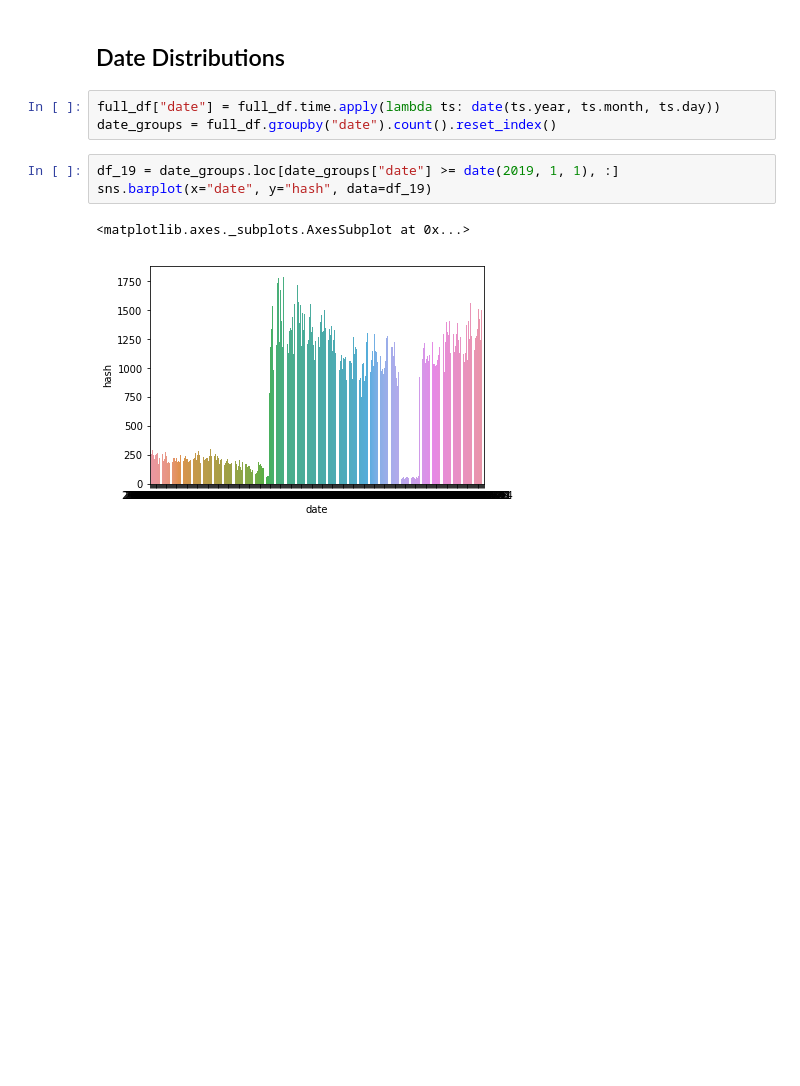
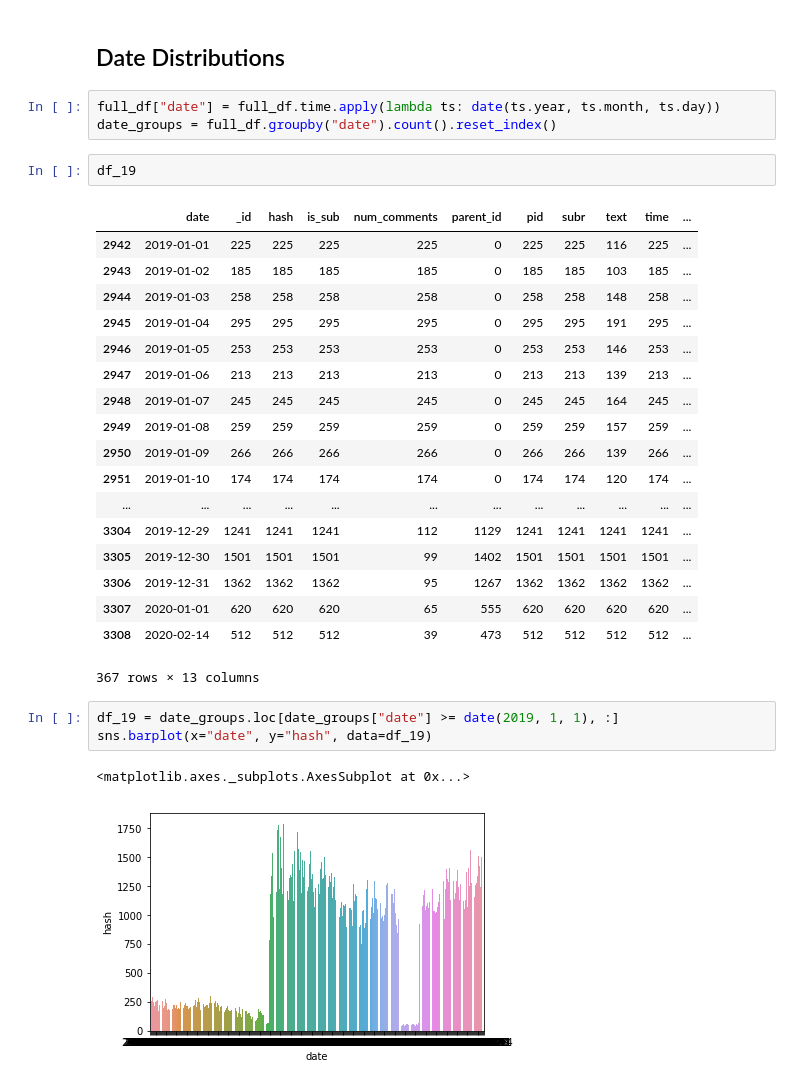
Before and after one commit to akilby/drug_pricing, a Jupyter notebook: explore.ipynb, the cells around one changed output. Saved outputs shown, nothing was run; the diff lists cells and outputs as text; blank space fills up the shorter version.

```diff
--- a/explore.ipynb
+++ b/explore.ipynb
@@ -30,6 +31,27 @@ sub_df["year"] = sub_df.time.apply(lambda x: str(x.year))
 # %%
 full_df["date"] = full_df.time.apply(lambda ts: date(ts.year, ts.month, ts.day))
 date_groups = full_df.groupby("date").count().reset_index()
+# %%
+df_19
+# %% [output]
+|  | date | _id | hash | is_sub | num_comments | parent_id | pid | subr | text | time | ... |
+| 2942 | 2019-01-01 | 225 | 225 | 225 | 225 | 0 | 225 | 225 | 116 | 225 | ... |
+| 2943 | 2019-01-02 | 185 | 185 | 185 | 185 | 0 | 185 | 185 | 103 | 185 | ... |
+| 2944 | 2019-01-03 | 258 | 258 | 258 | 258 | 0 | 258 | 258 | 148 | 258 | ... |
+| 2945 | 2019-01-04 | 295 | 295 | 295 | 295 | 0 | 295 | 295 | 191 | 295 | ... |
+| 2946 | 2019-01-05 | 253 | 253 | 253 | 253 | 0 | 253 | 253 | 146 | 253 | ... |
+| 2947 | 2019-01-06 | 213 | 213 | 213 | 213 | 0 | 213 | 213 | 139 | 213 | ... |
+| 2948 | 2019-01-07 | 245 | 245 | 245 | 245 | 0 | 245 | 245 | 164 | 245 | ... |
+| 2949 | 2019-01-08 | 259 | 259 | 259 | 259 | 0 | 259 | 259 | 157 | 259 | ... |
+| 2950 | 2019-01-09 | 266 | 266 | 266 | 266 | 0 | 266 | 266 | 139 | 266 | ... |
+| 2951 | 2019-01-10 | 174 | 174 | 174 | 174 | 0 | 174 | 174 | 120 | 174 | ... |
+| ... | ... | ... | ... | ... | ... | ... | ... | ... | ... | ... | ... |
+| 3304 | 2019-12-29 | 1241 | 1241 | 1241 | 112 | 1129 | 1241 | 1241 | 1241 | 1241 | ... |
+| 3305 | 2019-12-30 | 1501 | 1501 | 1501 | 99 | 1402 | 1501 | 1501 | 1501 | 1501 | ... |
+| 3306 | 2019-12-31 | 1362 | 1362 | 1362 | 95 | 1267 | 1362 | 1362 | 1362 | 1362 | ... |
+| 3307 | 2020-01-01 | 620 | 620 | 620 | 65 | 555 | 620 | 620 | 620 | 620 | ... |
+| 3308 | 2020-02-14 | 512 | 512 | 512 | 39 | 473 | 512 | 512 | 512 | 512 | ... |
+367 rows × 13 columns
 # %%
 df_19 = date_groups.loc[date_groups["date"] >= date(2019, 1, 1), :]
 sns.barplot(x="date", y="hash", data=df_19)
```
Also changed, not shown: parts of 16 cells of this notebook.
